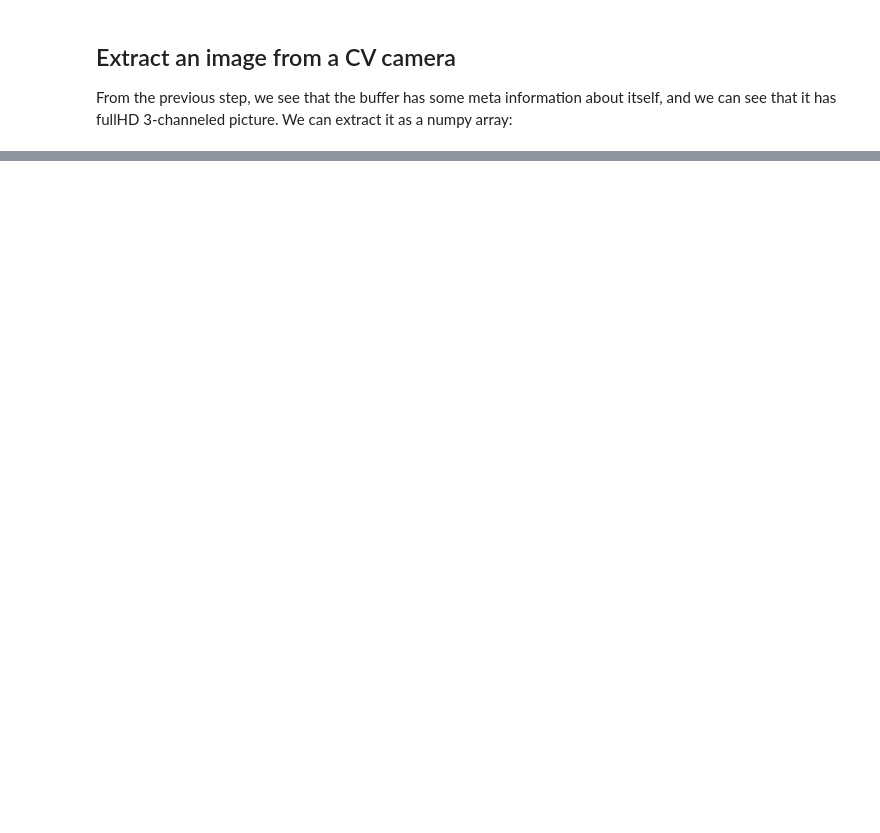
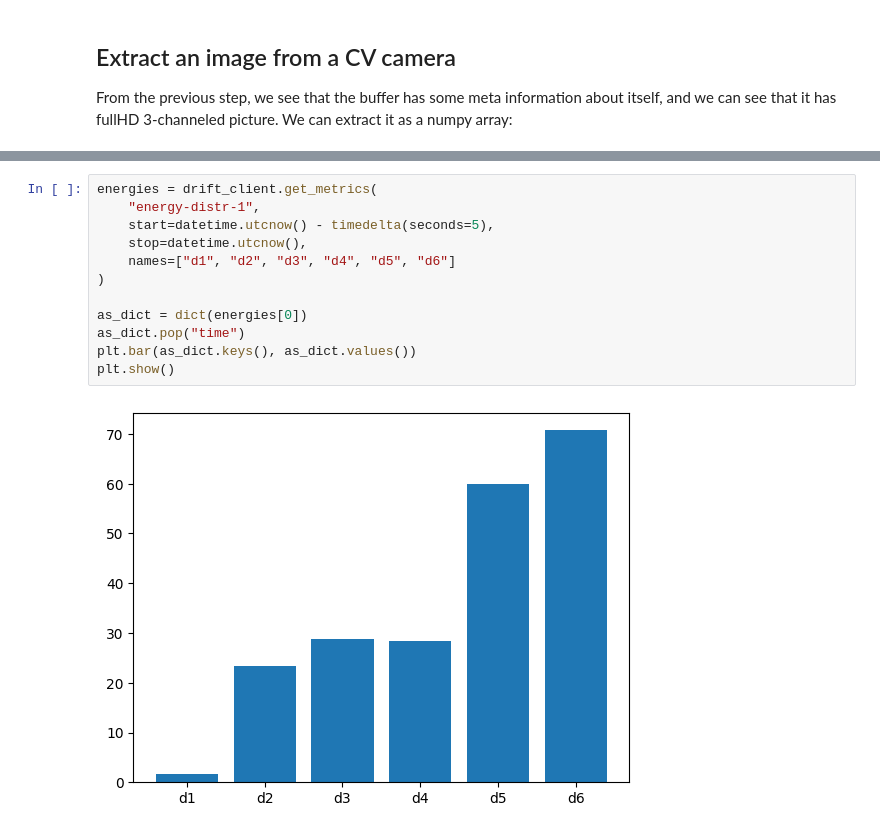
Before and after one commit to panda-official/DriftPythonClient, a Jupyter notebook: docs/tutorials/extract_data.ipynb, the cells around one changed output, grey strips where cells are left out. Saved outputs shown, nothing was run; the diff lists cells and outputs as text; blank space fills up the shorter version.

```diff
--- a/docs/tutorials/extract_data.ipynb
+++ b/docs/tutorials/extract_data.ipynb
@@ -67,0 +114,14 @@ Wavelet decomposition can be applied
+# %%
+energies = drift_client.get_metrics(
+    "energy-distr-1",
+    start=datetime.utcnow() - timedelta(seconds=5),
+    stop=datetime.utcnow(),
+    names=["d1", "d2", "d3", "d4", "d5", "d6"]
+)
+
+as_dict = dict(energies[0])
+as_dict.pop("time")
+plt.bar(as_dict.keys(), as_dict.values())
+plt.show()
+# %% [output]
+[figure, added]
```
Also changed, not shown: parts of 12 cells of this notebook.
